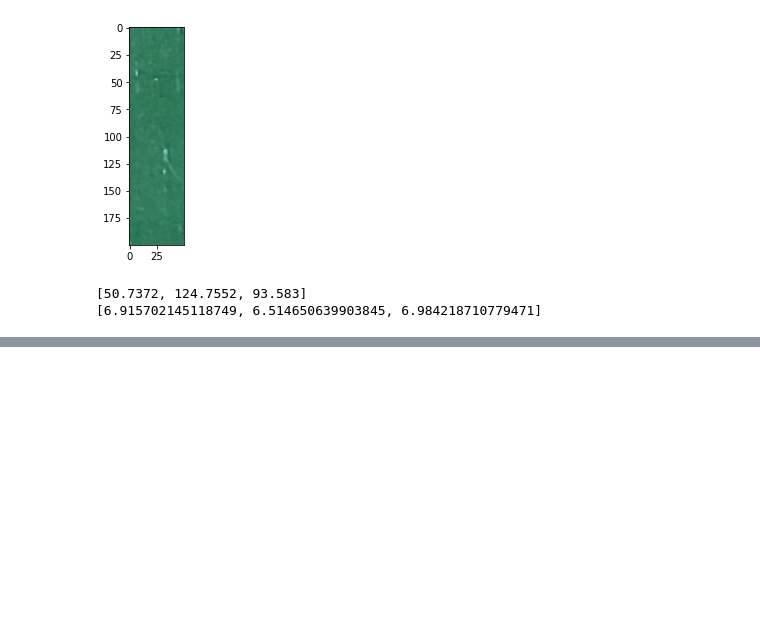
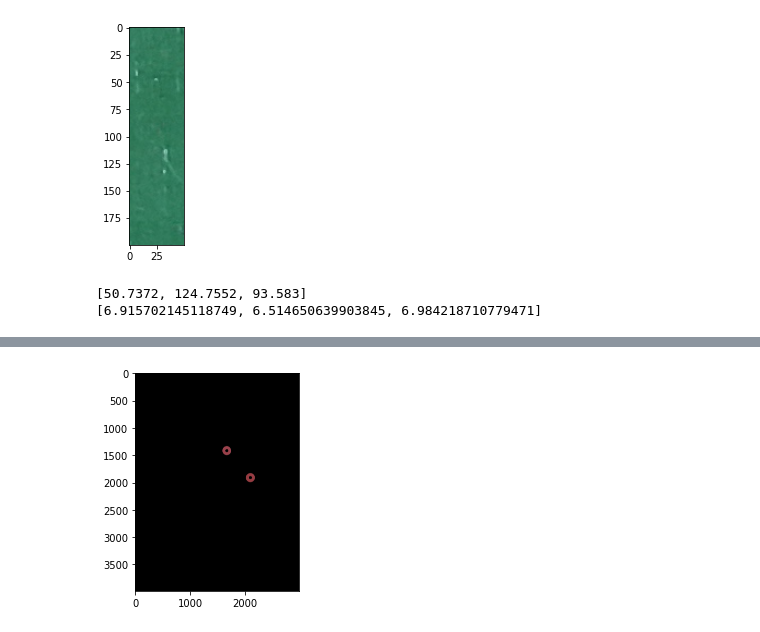
Before and after one commit to Elianagam/FundRobotica, a Jupyter notebook: img_color/arandelas.ipynb, the cells around one changed output, grey strips where cells are left out. Saved outputs shown, nothing was run; the diff lists cells and outputs as text; code cells hidden in the pictures; blank space fills up the shorter version.

```diff
--- a/img_color/arandelas.ipynb
+++ b/img_color/arandelas.ipynb
@@ -80,0 +100,10 @@ print(color_std.flatten().tolist())
+# %%
+mask = cv.inRange(imgRGB, color_mean-color_std*8,  color_mean+color_std*8)
+img_segmentada = cv.bitwise_and(imgRGB, imgRGB, mask=mask)
+
+
+plt.figure(3)
+plt.imshow(img_segmentada)
+plt.show()
+# %% [output]
+[figure, added]
```
Also changed, not shown: parts of 8 cells of this notebook.
